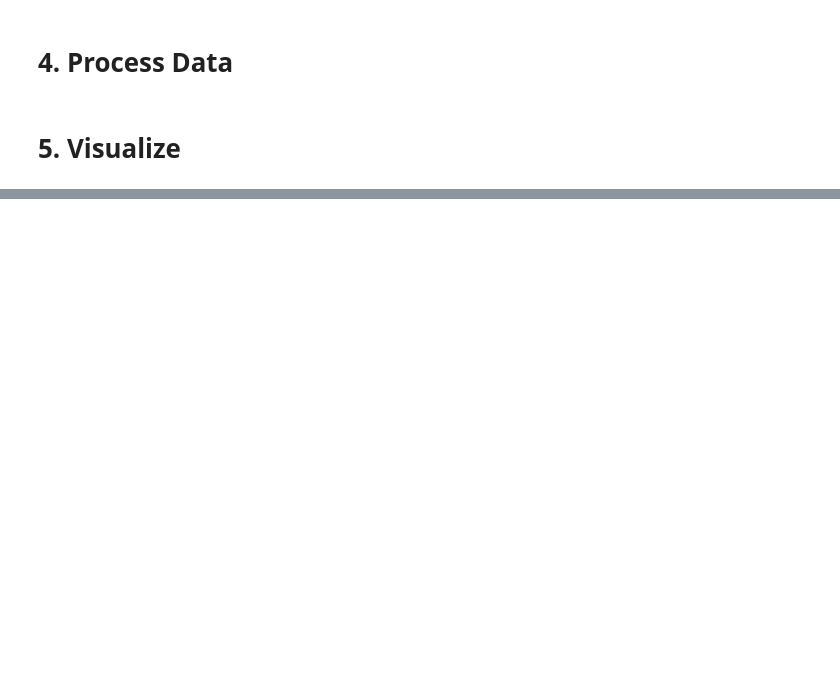
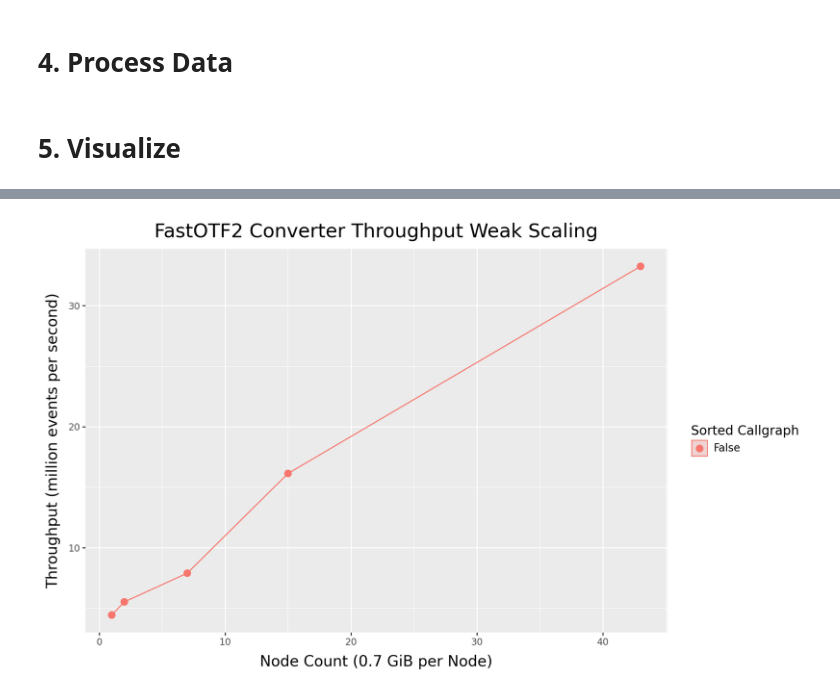
Before and after one commit to hpc-ai-adv-dev/fastotf2, a Jupyter notebook: workflows/scaling/converter-scaling.ipynb, the cells around one changed output, grey strips where cells are left out. Cells and saved outputs as stored; diff of their text form; code cells hidden in the pictures; blank space fills up the shorter version.

```diff
--- a/workflows/scaling/converter-scaling.ipynb
+++ b/workflows/scaling/converter-scaling.ipynb
@@ -230,9 +284,21 @@ p
 # %%
 df_range = df.groupby(['node_count', 'sort_callgraph'])['throughput_eps'].agg(['min', 'max', 'mean']).reset_index()
 df_range.rename(columns={'min': 'min_throughput', 'max': 'max_throughput', 'mean': 'throughput_eps'}, inplace=True)
 
-p = ggplot(df_range, aes(x='node_count', y='throughput_eps', color='sort_callgraph'))
-p += geom_ribbon(aes(ymin='min_throughput', ymax='max_throughput', fill='sort_callgraph'), alpha=0.2)
-p += geom_point()
-p += labs(title='Converter Throughput by Node Count', x='Node Count', y='Throughput (eps)', color='Sorted Callgraph')
+df['throughput_Meps'] = df['throughput_eps'] / 1000000.0
+df_range['throughput_Meps'] = df_range['throughput_eps'] / 1000000.0
+df_range['min_throughput_Meps'] = df_range['min_throughput'] / 1000000.0
+df_range['max_throughput_Meps'] = df_range['max_throughput'] / 1000000.0
+
+p = ggplot(df_range, aes(x='node_count', y='throughput_Meps', color='sort_callgraph', fill='sort_callgraph', shape='sort_callgraph'))
+p += geom_ribbon(aes(ymin='min_throughput_Meps', ymax='max_throughput_Meps', fill='sort_callgraph'), alpha=0.2)
+p += geom_point(size=3)
+p += labs(title='FastOTF2 Converter Throughput Weak Scaling', x=f'Node Count ({gib_per_node} GiB per Node)',
+          y='Throughput (million events per second)', color='Sorted Callgraph',
+          fill='Sorted Callgraph', shape='Sorted Callgraph')
+# make it slightly bigger
+p += theme(figure_size=(10,6), title=element_text(size=18), axis_title=element_text(size=14),
+           legend_title=element_text(size=12), legend_text=element_text(size=10))
 p
+# %% [output]
+[figure, added]
```
Also changed, not shown: parts of 8 cells of this notebook.
